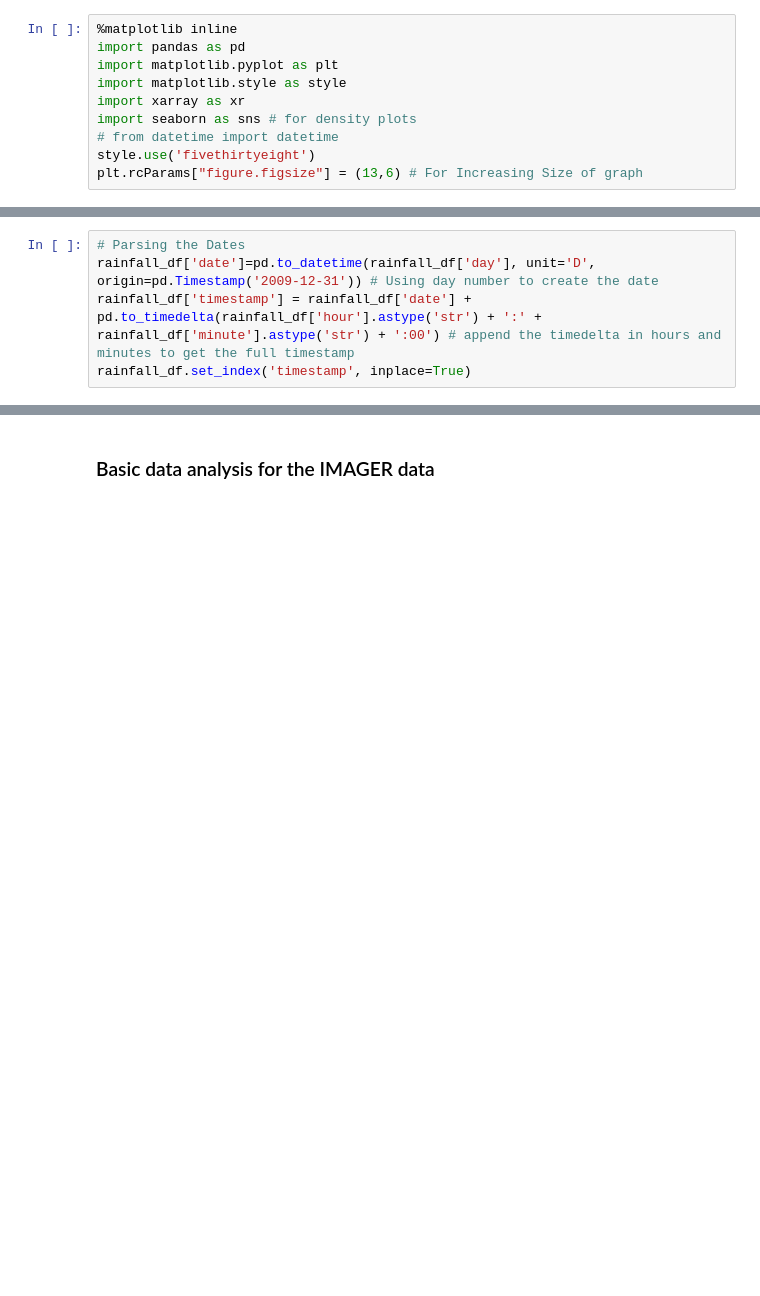
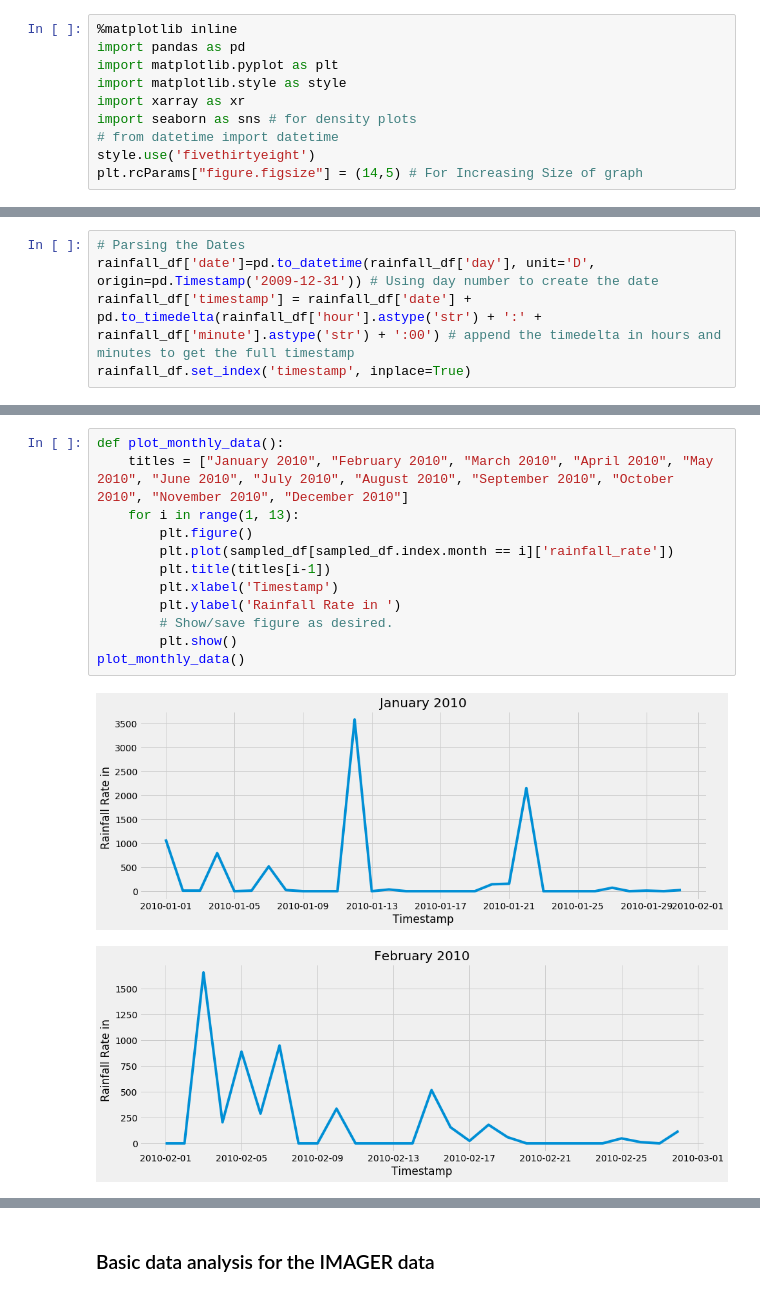
Before and after one commit to dsaharia/PRAT-Rainfall, a Jupyter notebook: imager-rainfall/Singapore.ipynb, the cells around one changed output, grey strips where cells are left out. Drawn from its saved outputs; the diff is of its cells as text; blank space fills up the shorter version.

```diff
--- a/imager-rainfall/Singapore.ipynb
+++ b/imager-rainfall/Singapore.ipynb
@@ -10,7 +10,7 @@ import xarray as xr
 import seaborn as sns # for density plots
 # from datetime import datetime
 style.use('fivethirtyeight')
-plt.rcParams["figure.figsize"] = (13,6) # For Increasing Size of graph
+plt.rcParams["figure.figsize"] = (14,5) # For Increasing Size of graph
 # %%
 # Dataframe for IMAGER data
 rainfall_df = pd.read_csv("data/imagerdata.csv", header=None, names=["day", "hour", "minute", "rainfall_rate"])
@@ -55 +56,16 @@ display(sampled_df)
 365 rows × 1 columns
+# %%
+def plot_monthly_data():
+    titles = ["January 2010", "February 2010", "March 2010", "April 2010", "May 2010", "June 2010", "July 2010", "August 2010", "September 2010", "October 2010", "November 2010", "December 2010"]
+    for i in range(1, 13):
+        plt.figure()
+        plt.plot(sampled_df[sampled_df.index.month == i]['rainfall_rate'])
+        plt.title(titles[i-1])
+        plt.xlabel('Timestamp')
+        plt.ylabel('Rainfall Rate in ')
+        # Show/save figure as desired.
+        plt.show()
+plot_monthly_data()
+# %% [output]
+[figure, added]
+[figure, added]
```
Also changed, not shown: parts of 6 cells of this notebook.
